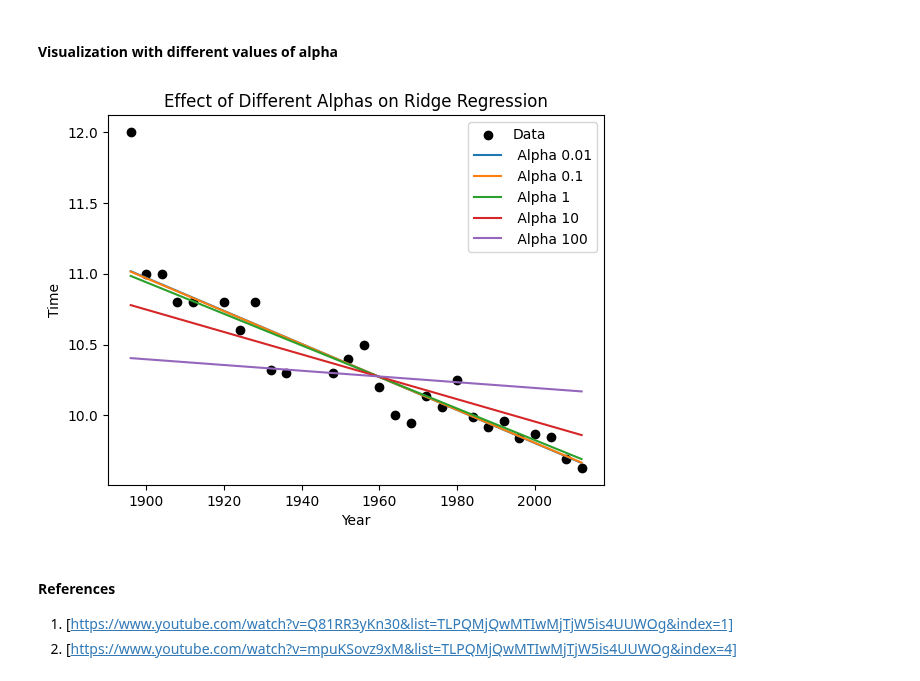
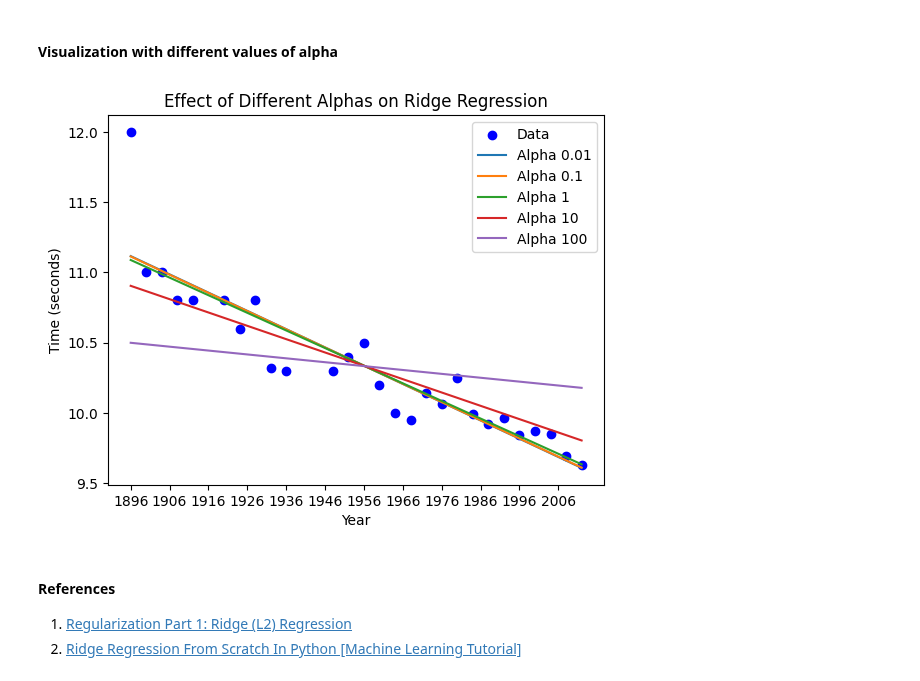
Before and after one commit to setrar/MALIS, a Jupyter notebook: projects/proj3/ridge.ipynb, the cells around one changed output. Cells and saved outputs as stored; diff of their text form; code cells hidden in the pictures.

```diff
--- a/projects/proj3/ridge.ipynb
+++ b/projects/proj3/ridge.ipynb
@@ -47,13 +23,12 @@ time = np.array(time)
 # Split the data into training and test sets
 X_train, X_test, y_train, y_test = train_test_split(years, time, test_size=0.2, random_state=42)
 
-alpha = 1
-our_model = RidgeRegression(alpha=alpha)
+our_model = RidgeRegression(alpha=1)
 our_model.fit(X_train, y_train)
 predictions = our_model.predict(X_test)
 
 # scikit-learn Ridge Regression model
-sklearn_ridge = Ridge(alpha=alpha)
+sklearn_ridge = Ridge(alpha=1)
 sklearn_ridge.fit(X_train, y_train)
 sklearn_predictions = sklearn_ridge.predict(X_test)
 
@@ -81,27 +56,39 @@ scikit-learn Model MSE: 0.18584114069831603
 # %% [markdown]
 #### Visualization with different values of alpha
 # %%
+X = np.array(years).reshape(-1, 1)
+y = np.array(time)
+
 # Choose a range of alpha values to test
 alpha_values = [0.01, 0.1, 1, 10, 100]
 
 # Plot the original data
-plt.scatter(years, time, color='black', label='Data')
+plt.scatter(years, time, color='blue', label='Data')
 
+# Fit and plot a line for each alpha
 for alpha in alpha_values:
-    custom_ridge = RidgeRegression(alpha=alpha)
-    custom_ridge.fit(X_train, y_train)
-    custom_predictions = custom_ridge.predict(years)
+    # Fit the model
+    model = RidgeRegression(alpha=alpha)
+    model.fit(X, y)
 
-    plt.plot(years, custom_predictions, label=f' Alpha {alpha}')
+    # Generate predictions for the range of years
+    predictions = model.predict(X)
 
+    # Plot the regression line
+    plt.plot(years, predictions, label=f'Alpha {alpha}')
+
+# Customize the plot
 plt.xlabel('Year')
-plt.ylabel('Time')
+plt.ylabel('Time (seconds)')
 plt.title('Effect of Different Alphas on Ridge Regression')
 plt.legend()
+plt.xticks(np.arange(min(years), max(years) + 1, 10))  # Setting x-axis to 10-year intervals
+
+# Display the plot
 plt.show()
 # %% [output]
-[figure, old version]
+[figure, new version]
 # %% [markdown]
 #### References
-1. [https://www.youtube.com/watch?v=Q81RR3yKn30&list=TLPQMjQwMTIwMjTjW5is4UUWOg&index=1]
-2. [https://www.youtube.com/watch?v=mpuKSovz9xM&list=TLPQMjQwMTIwMjTjW5is4UUWOg&index=4]
+1. [Regularization Part 1: Ridge (L2) Regression](https://www.youtube.com/watch?v=Q81RR3yKn30&list=TLPQMjQwMTIwMjTjW5is4UUWOg&index=1)
+2. [Ridge Regression From Scratch In Python \[Machine Learning Tutorial\]](https://www.youtube.com/watch?v=mpuKSovz9xM&list=TLPQMjQwMTIwMjTjW5is4UUWOg&index=4)
```
Also changed, not shown: parts of 3 cells of this notebook, 2 other files.
